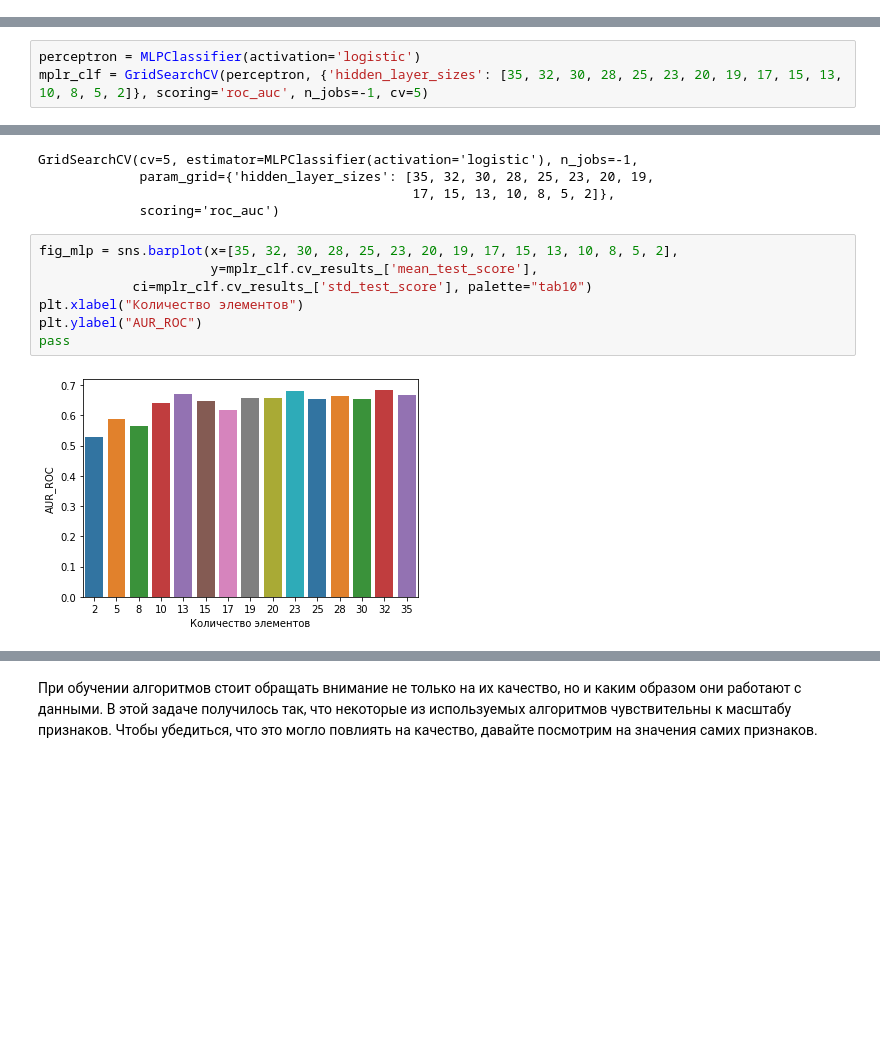
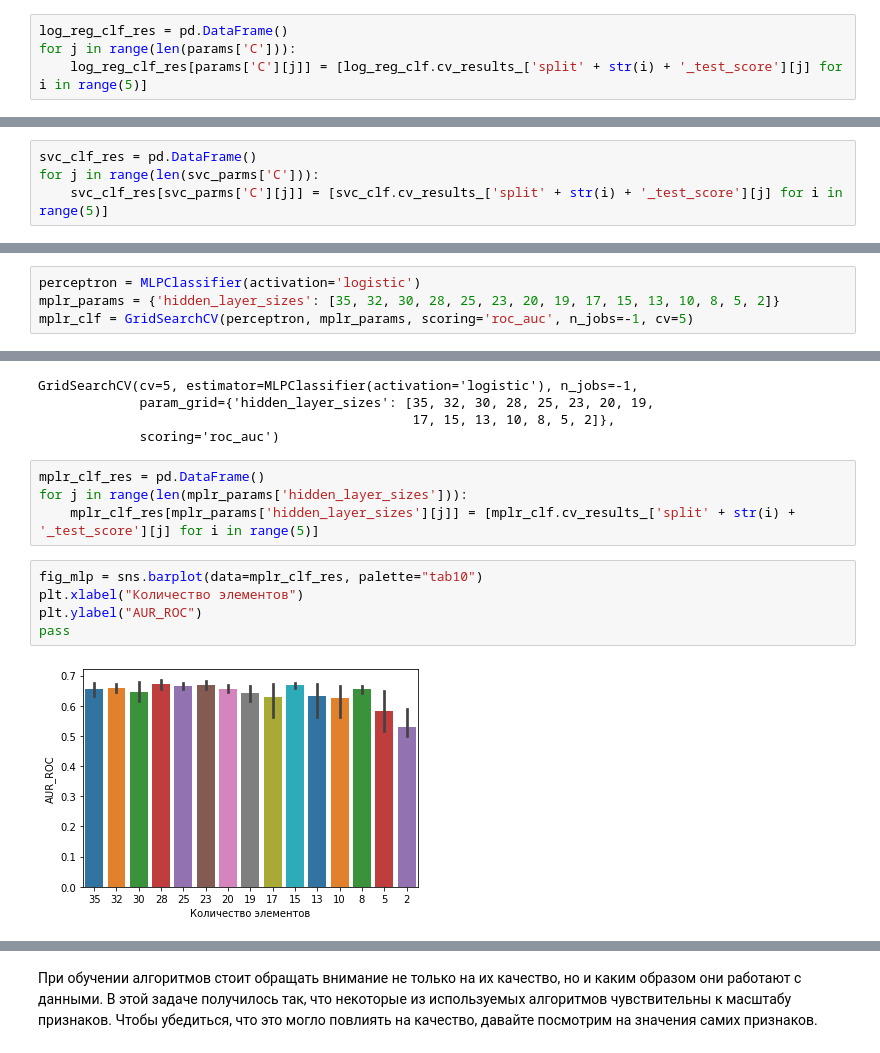
Before and after one commit to TroninDV/MLLab1, a Jupyter notebook: lab_1.ipynb, the cells around one changed output, grey strips where cells are left out. Saved outputs shown, nothing was run; the diff lists cells and outputs as text; blank space fills up the shorter version.

```diff
--- a/lab_1.ipynb
+++ b/lab_1.ipynb
@@ -265 +274,5 @@ import matplotlib.pyplot as plt
+# %%
+log_reg_clf_res = pd.DataFrame()
+for j in range(len(params['C'])):
+    log_reg_clf_res[params['C'][j]] = [log_reg_clf.cv_results_['split' + str(i) + '_test_score'][j] for i in range(5)]
 # %%
@@ -298,4 +310,8 @@ GridSearchCV(cv=5,
                                  verbose=True),
              n_jobs=-1, param_grid={'C': [0.01, 0.1, 1, 10]},
              scoring='roc_auc')
+# %%
+svc_clf_res = pd.DataFrame()
+for j in range(len(svc_parms['C'])):
+    svc_clf_res[svc_parms['C'][j]] = [svc_clf.cv_results_['split' + str(i) + '_test_score'][j] for i in range(5)]
 # %%
@@ -313,7 +328,8 @@ pass
 **Многослойный персетрон:**
 # %%
 perceptron = MLPClassifier(activation='logistic')
-mplr_clf = GridSearchCV(perceptron, {'hidden_layer_sizes': [35, 32, 30, 28, 25, 23, 20, 19, 17, 15, 13, 10, 8, 5, 2]}, scoring='roc_auc', n_jobs=-1, cv=5)
+mplr_params = {'hidden_layer_sizes': [35, 32, 30, 28, 25, 23, 20, 19, 17, 15, 13, 10, 8, 5, 2]}
+mplr_clf = GridSearchCV(perceptron, mplr_params, scoring='roc_auc', n_jobs=-1, cv=5)
 # %%
 mplr_clf.fit(train_agregate_data, target)
 # %% [output]
@@ -321,12 +337,14 @@ GridSearchCV(cv=5, estimator=MLPClassifier(activation='logistic'), n_jobs=-1,
              param_grid={'hidden_layer_sizes': [35, 32, 30, 28, 25, 23, 20, 19,
                                                 17, 15, 13, 10, 8, 5, 2]},
              scoring='roc_auc')
+# %%
+mplr_clf_res = pd.DataFrame()
+for j in range(len(mplr_params['hidden_layer_sizes'])):
+    mplr_clf_res[mplr_params['hidden_layer_sizes'][j]] = [mplr_clf.cv_results_['split' + str(i) + '_test_score'][j] for i in range(5)]
 # %%
-fig_mlp = sns.barplot(x=[35, 32, 30, 28, 25, 23, 20, 19, 17, 15, 13, 10, 8, 5, 2],
-                      y=mplr_clf.cv_results_['mean_test_score'],
-            ci=mplr_clf.cv_results_['std_test_score'], palette="tab10")
+fig_mlp = sns.barplot(data=mplr_clf_res, palette="tab10")
 plt.xlabel("Количество элементов")
 plt.ylabel("AUR_ROC")
 pass
 # %% [output]
-[figure, old version]
+[figure, new version]
```
Also changed, not shown: parts of 57 cells of this notebook, 1 other file.
